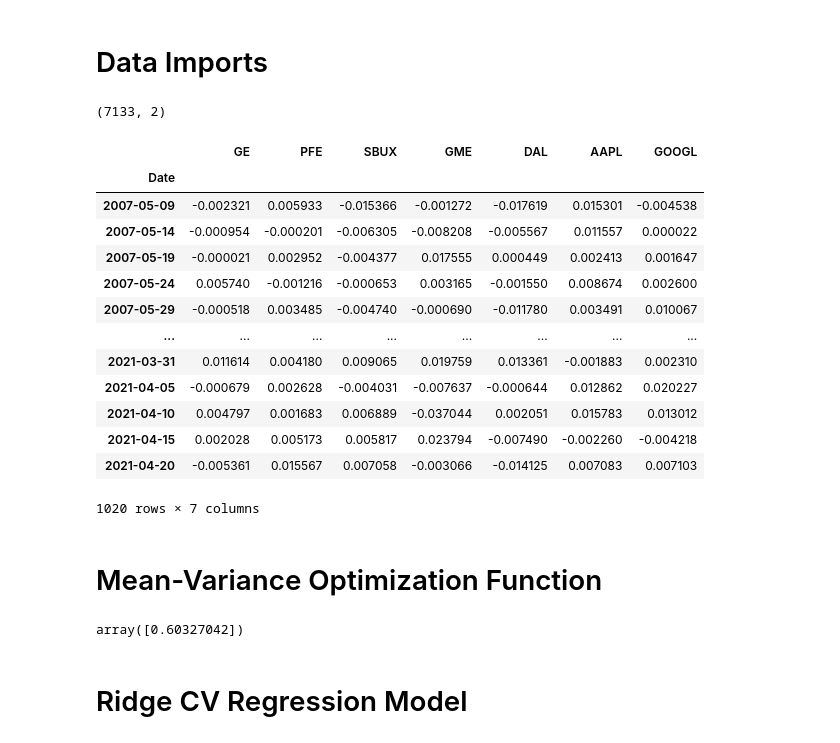
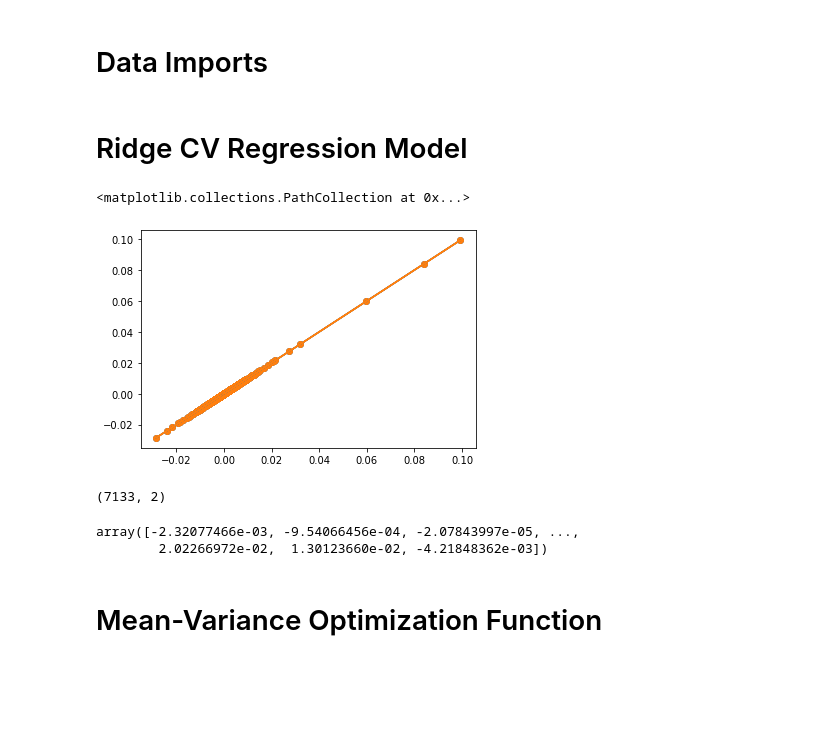
Before and after one commit to NSanip/Mentorship, a Jupyter notebook: Machine Learning Portfolio.ipynb, the cells around one changed output. Cells and saved outputs as stored; diff of their text form; code cells hidden in the pictures; blank space fills up the shorter version.

```diff
--- a/Machine Learning Portfolio.ipynb
+++ b/Machine Learning Portfolio.ipynb
@@ -16,8 +18,7 @@ from sklearn import linear_model
 tickers = ["GE", "PFE","SBUX", "GME", "DAL", "AAPL", "GOOGL" ]
 stocks = pd.concat([yf.Ticker(i).history(period = "max")["Close"].pct_change().dropna().rename(i) for i in tickers], axis=1, join = 'inner')
 # %%
-days = 5
-weeks = 2
+days = 30
 #Means
 
 X1 = stocks.resample(str(days)+"d").mean()
@@ -30,6 +31,18 @@ X2 = np.vstack((X2[col].values.reshape(-1,1) for col in X2.columns))
 X = np.hstack((X1, X2))
 Y = np.vstack((Y[col].values.reshape(-1,1) for col in Y.columns)).flatten()
 #Covar
+# %% [markdown]
+# Ridge CV Regression Model
+# %%
+model = linear_model.LinearRegression()
+model.fit(X, Y)
+y_pred = model.predict(X)
+plt.plot(X, y_pred)
+plt.scatter(X[:,0], Y)
+plt.scatter(X[:,0], Y)
+# %% [output]
+<matplotlib.collections.PathCollection at 0x...>
+[figure, added]
 # %%
 X.shape
 # %% [output]
@@ -37,20 +50,8 @@ X.shape
 # %%
 Y
 # %% [output]
-|  | GE | PFE | SBUX | GME | DAL | AAPL | GOOGL |
-| Date |  |  |  |  |  |  |  |
-| 2007-05-09 | -0.002321 | 0.005933 | -0.015366 | -0.001272 | -0.017619 | 0.015301 | -0.004538 |
-| 2007-05-14 | -0.000954 | -0.000201 | -0.006305 | -0.008208 | -0.005567 | 0.011557 | 0.000022 |
-| 2007-05-19 | -0.000021 | 0.002952 | -0.004377 | 0.017555 | 0.000449 | 0.002413 | 0.001647 |
-| 2007-05-24 | 0.005740 | -0.001216 | -0.000653 | 0.003165 | -0.001550 | 0.008674 | 0.002600 |
-| 2007-05-29 | -0.000518 | 0.003485 | -0.004740 | -0.000690 | -0.011780 | 0.003491 | 0.010067 |
-| ... | ... | ... | ... | ... | ... | ... | ... |
-| 2021-03-31 | 0.011614 | 0.004180 | 0.009065 | 0.019759 | 0.013361 | -0.001883 | 0.002310 |
-| 2021-04-05 | -0.000679 | 0.002628 | -0.004031 | -0.007637 | -0.000644 | 0.012862 | 0.020227 |
-| 2021-04-10 | 0.004797 | 0.001683 | 0.006889 | -0.037044 | 0.002051 | 0.015783 | 0.013012 |
-| 2021-04-15 | 0.002028 | 0.005173 | 0.005817 | 0.023794 | -0.007490 | -0.002260 | -0.004218 |
-| 2021-04-20 | -0.005361 | 0.015567 | 0.007058 | -0.003066 | -0.014125 | 0.007083 | 0.007103 |
-1020 rows × 7 columns
+array([-2.32077466e-03, -9.54066456e-04, -2.07843997e-05, ...,
+        2.02266972e-02,  1.30123660e-02, -4.21848362e-03])
 # %% [markdown]
 # Mean-Variance Optimization Function
 # %%
@@ -80,9 +85,3 @@ for day in dates[2:]:
     saved_weights.append(weights_vector)
 portfolio = portfolio.sort_index()
 saved_weights = pd.DataFrame(saved_weights, index = dates[2:], columns = tickers)
-# %%
-empyrical.sharpe_ratio(portfolio)
-# %% [output]
-array([0.60327042])
-# %% [markdown]
-# Ridge CV Regression Model
```
Also changed, not shown: parts of 6 cells of this notebook, 2 other files.
